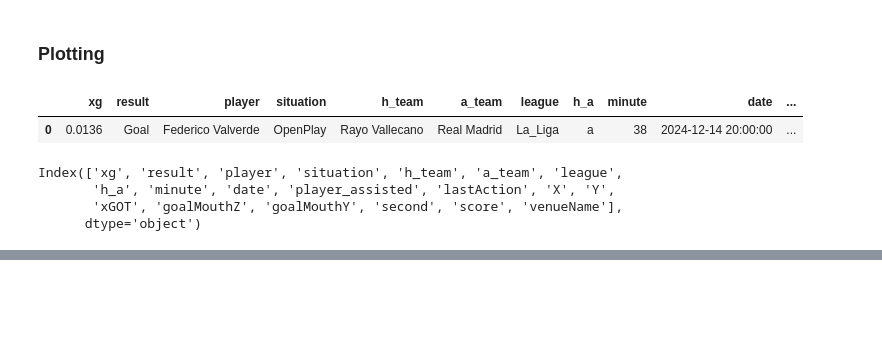
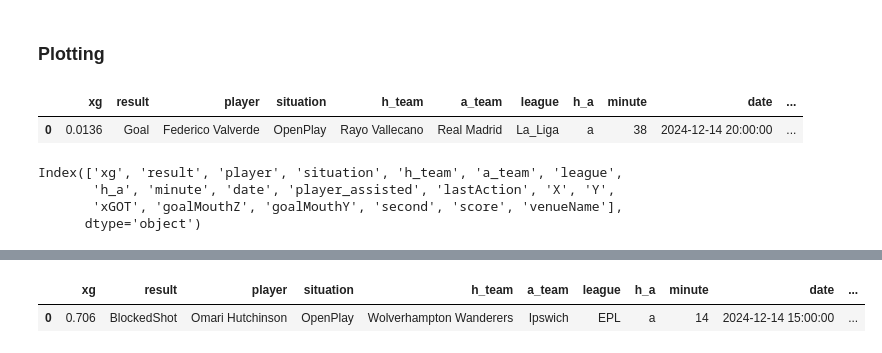
Before and after one commit to ishdeep-10/IndianCitizen, a Jupyter notebook: ScorePredict/notebooks/WeeklyPlots.ipynb, the cells around one changed output, grey strips where cells are left out. Saved outputs shown, nothing was run; the diff lists cells and outputs as text; code cells hidden in the pictures; blank space fills up the shorter version.

```diff
--- a/ScorePredict/notebooks/WeeklyPlots.ipynb
+++ b/ScorePredict/notebooks/WeeklyPlots.ipynb
@@ -323,0 +377,5 @@ plot_goal_low_xg(df_goal_low_xg)
+# %%
+df_miss_high_xg
+# %% [output]
+|  | xg | result | player | situation | h_team | a_team | league | h_a | minute | date | ... |
+| 0 | 0.706 | BlockedShot | Omari Hutchinson | OpenPlay | Wolverhampton Wanderers | Ipswich | EPL | a | 14 | 2024-12-14 15:00:00 | ... |
```
Also changed, not shown: parts of 12 cells of this notebook, 4 other files.
